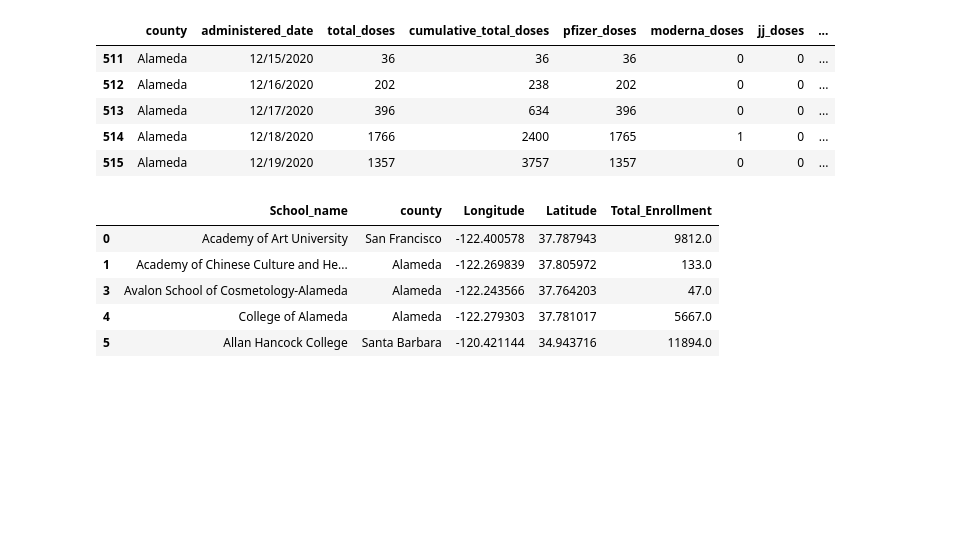
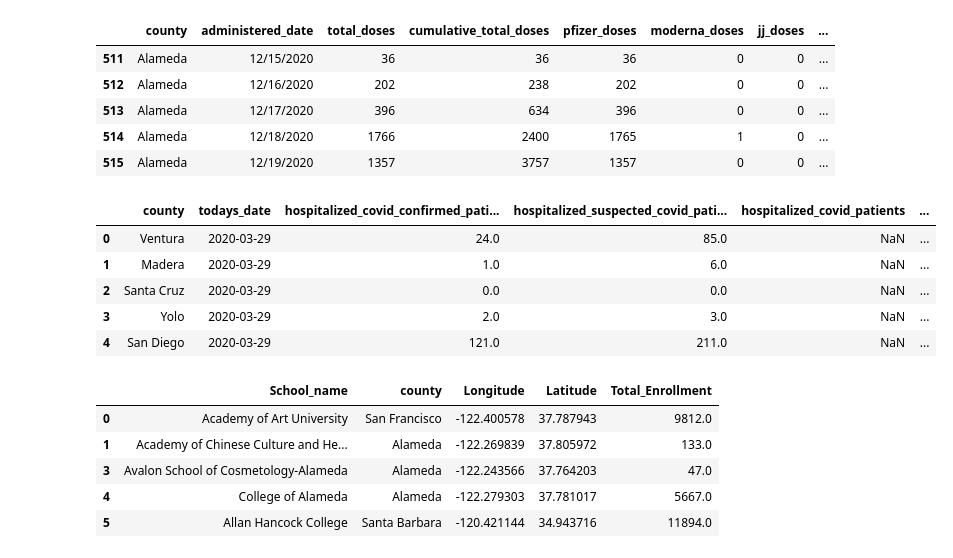
Before and after one commit to danijmartin/Covid-19-California, a Jupyter notebook: Data_Cleaning_and_Exploration.ipynb, the cells around one changed output. Drawn from its saved outputs; the diff is of its cells as text; code cells hidden in the pictures; blank space fills up the shorter version.

```diff
--- a/Data_Cleaning_and_Exploration.ipynb
+++ b/Data_Cleaning_and_Exploration.ipynb
@@ -78,3 +77,30 @@ vaccine_df.head()
+# %%
+# Cleaning Hospital Data
+
+file = "Data/covid19hospitalbycounty.csv"
+Hospitalization_data = pd.read_csv(file)
+Hospitalization_data.drop(columns=['icu_suspected_covid_patients',
+                                  'hospitalized_covid_confirmed_patients'])
+Hospitalization_data['todays_date']=pd.to_datetime(Hospitalization_data['todays_date'])
+
+#Rename Columns
+Hospitalization_Cleaned = Hospitalization_data.rename(columns={'todays_date':'Date',
+                                                           'county':'County',
+                                                           'hospitalized_covid_confirmed_patients':'Confirmed Covid Cases',
+                                                           'all_hospital_beds': 'All Hospital Beds',
+                                                           'icu_covid_confirmed_patients': 'ICU Confirmed Cases',
+                                                           'hospitalized_covid_patients': 'Hospitalized Patients',
+                                                           'hospitalized_suspected_covid_patients':'Suspected Covid Cases',
+                                                           'icu_suspected_covid_patients':'ICU Suspected Cases',
+                                                           'icu_available_beds':'ICU Available Beds'})
+Hospitalization_data.head()
+# %% [output]
+|  | county | todays_date | hospitalized_covid_confirmed_pati... | hospitalized_suspected_covid_pati... | hospitalized_covid_patients | ... |
+| 0 | Ventura | 2020-03-29 | 24.0 | 85.0 | NaN | ... |
+| 1 | Madera | 2020-03-29 | 1.0 | 6.0 | NaN | ... |
+| 2 | Santa Cruz | 2020-03-29 | 0.0 | 0.0 | NaN | ... |
+| 3 | Yolo | 2020-03-29 | 2.0 | 3.0 | NaN | ... |
+| 4 | San Diego | 2020-03-29 | 121.0 | 211.0 | NaN | ... |
 # %%
 # Cleaning Colleges Data
 college_data = pd.read_csv('Data/ca_colleges.csv')
```
Also changed, not shown: parts of 12 cells of this notebook, 1 other file.
